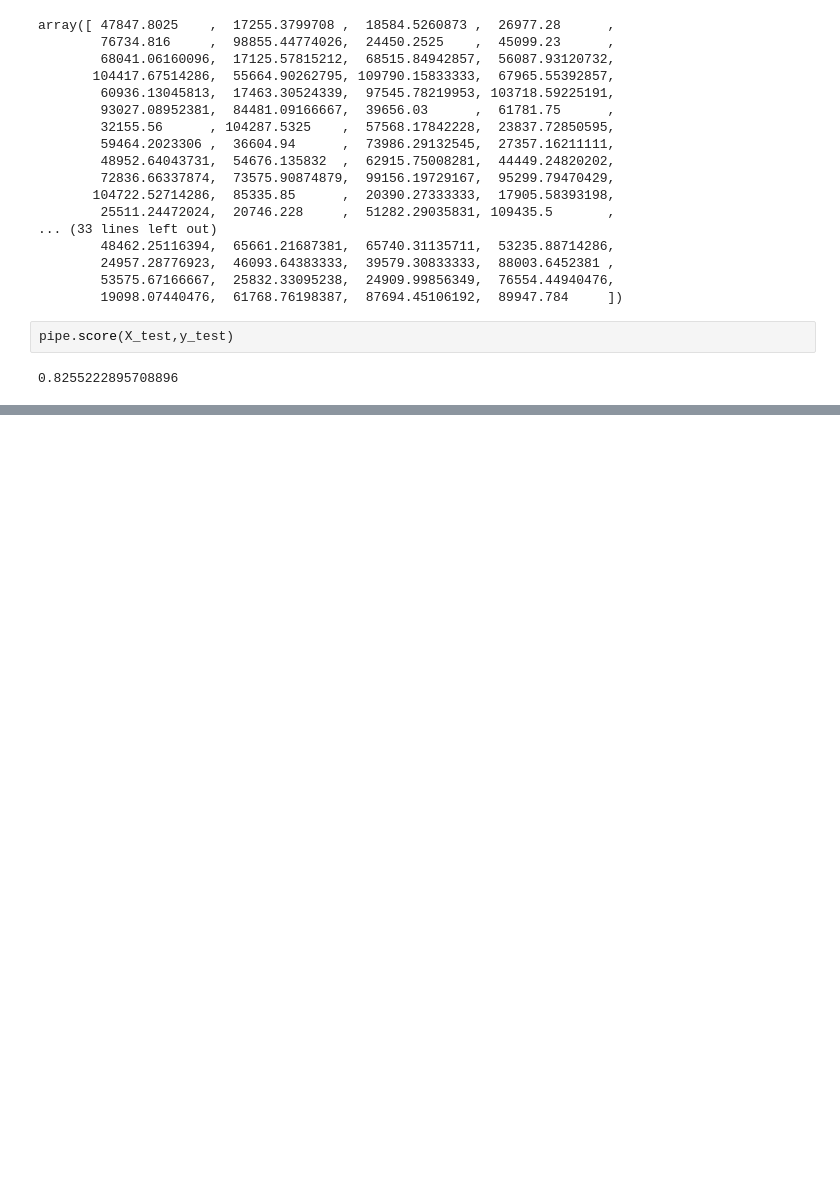
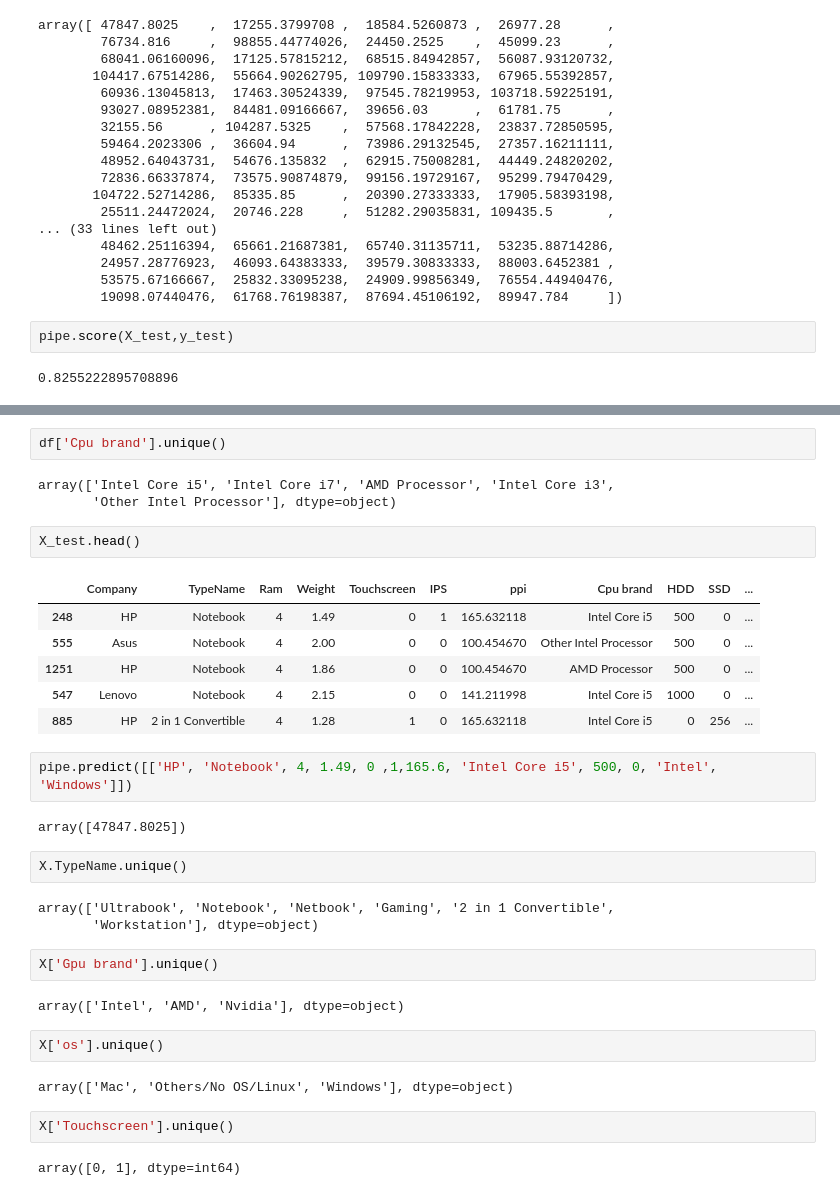
Before and after one commit to deepamkalekar/Laptop-Price-Prediction-ML-Project, a Jupyter notebook: Latop-Price-Predictor.ipynb, the cells around one changed output, grey strips where cells are left out. Cells and saved outputs as stored; diff of their text form; blank space fills up the shorter version.

```diff
--- a/Latop-Price-Predictor.ipynb
+++ b/Latop-Price-Predictor.ipynb
@@ -760,0 +768,35 @@ pipe.score(X_test,y_test)
+# %%
+df['Cpu brand'].unique()
+# %% [output]
+array(['Intel Core i5', 'Intel Core i7', 'AMD Processor', 'Intel Core i3',
+       'Other Intel Processor'], dtype=object)
+# %%
+X_test.head()
+# %% [output]
+|  | Company | TypeName | Ram | Weight | Touchscreen | IPS | ppi | Cpu brand | HDD | SSD | ... |
+| 248 | HP | Notebook | 4 | 1.49 | 0 | 1 | 165.632118 | Intel Core i5 | 500 | 0 | ... |
+| 555 | Asus | Notebook | 4 | 2.00 | 0 | 0 | 100.454670 | Other Intel Processor | 500 | 0 | ... |
+| 1251 | HP | Notebook | 4 | 1.86 | 0 | 0 | 100.454670 | AMD Processor | 500 | 0 | ... |
+| 547 | Lenovo | Notebook | 4 | 2.15 | 0 | 0 | 141.211998 | Intel Core i5 | 1000 | 0 | ... |
+| 885 | HP | 2 in 1 Convertible | 4 | 1.28 | 1 | 0 | 165.632118 | Intel Core i5 | 0 | 256 | ... |
+# %%
+pipe.predict([['HP', 'Notebook', 4, 1.49, 0 ,1,165.6, 'Intel Core i5', 500, 0, 'Intel', 'Windows']])
+# %% [output]
+array([47847.8025])
+# %%
+X.TypeName.unique()
+# %% [output]
+array(['Ultrabook', 'Notebook', 'Netbook', 'Gaming', '2 in 1 Convertible',
+       'Workstation'], dtype=object)
+# %%
+X['Gpu brand'].unique()
+# %% [output]
+array(['Intel', 'AMD', 'Nvidia'], dtype=object)
+# %%
+X['os'].unique()
+# %% [output]
+array(['Mac', 'Others/No OS/Linux', 'Windows'], dtype=object)
+# %%
+X['Touchscreen'].unique()
+# %% [output]
+array([0, 1], dtype=int64)
```
Also changed, not shown: parts of 16 cells of this notebook, 2 other files.
